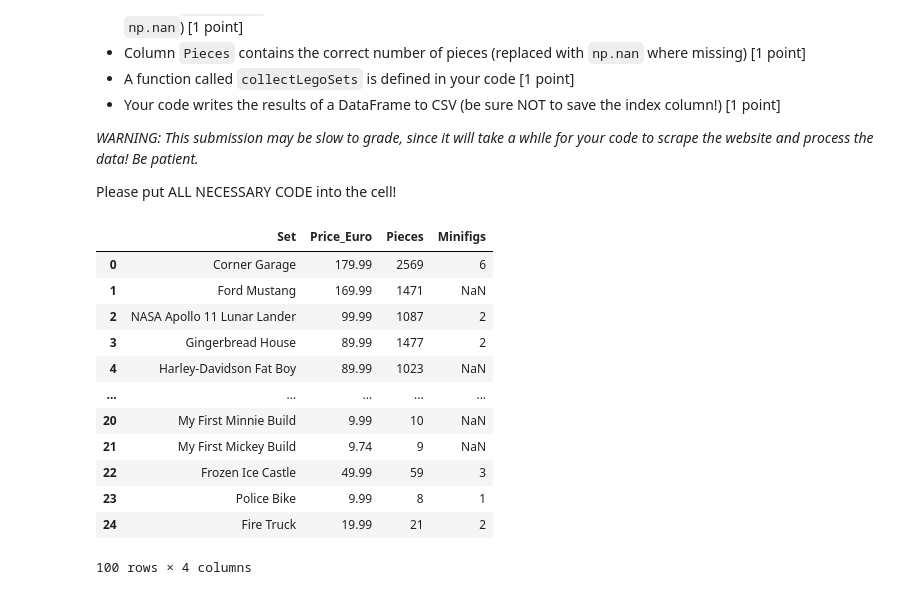
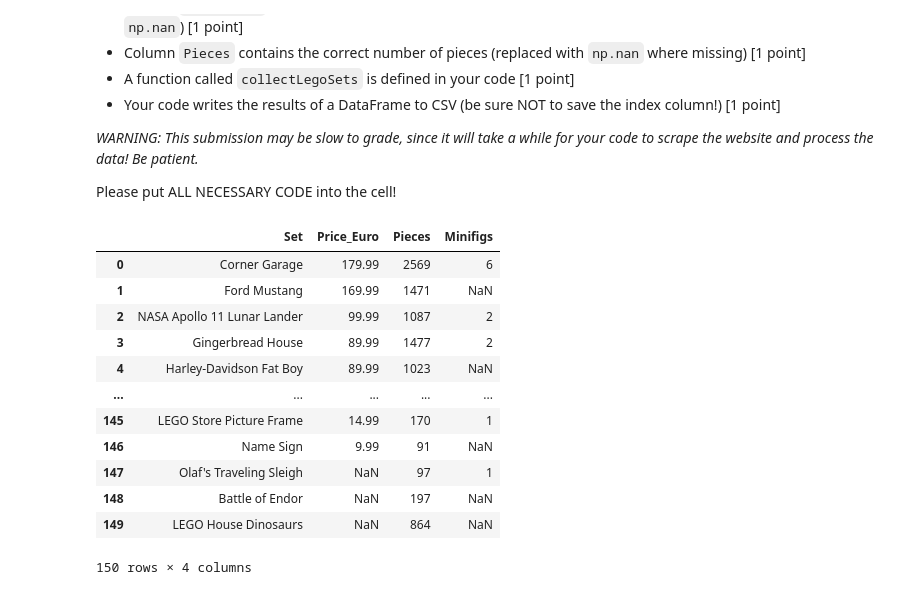
Before and after one commit to jareddingman/econ8320-assignment-07, a Jupyter notebook: Lesson.ipynb, the cells around one changed output. Saved outputs shown, nothing was run; the diff lists cells and outputs as text; code cells hidden in the pictures.

```diff
--- a/Lesson.ipynb
+++ b/Lesson.ipynb
@@ -1039,8 +1039,8 @@ import re
 import time
 
 def collectLegoSets(url):
-    myPage = requests.get("https://brickset.com/sets/year-2019")
-
+    myPage = requests.get(url)
+    baseUrl = url
     parsed = BeautifulSoup(myPage.text)
 
     a = [i for i in parsed.find_all('article')]
@@ -1086,41 +1086,43 @@ def collectLegoSets(url):
 
     try:
         nextPage = parsed.find('li', class_="next").a['href']
+
     except:
         nextPage = None
 
     # If there is another page of results, grab it and combine
     if nextPage != None:
         # Tell our program not to load new pages too fast by "sleeping" for two seconds before
         #   going to the next page
         time.sleep(2)
         # Merge current data with next page
-        return pd.concat([newData, collectLegoSets(nextPage)], axis=0)
+        return pd.concat([newData, collectLegoSets(nextPage)], axis=0).reset_index(drop=True)
+
     # Otherwise return the current data
     else:
         return newData
 
 
 collectLegoSets("https://brickset.com/sets/year-2019")
 
 outputData = collectLegoSets("https://brickset.com/sets/year-2019")
 df = pd.DataFrame(outputData)
 
 df.to_csv('lego2019.csv', index=False)
 # %% [output]
 |  | Set | Price_Euro | Pieces | Minifigs |
 | 0 | Corner Garage | 179.99 | 2569 | 6 |
 | 1 | Ford Mustang | 169.99 | 1471 | NaN |
 | 2 | NASA Apollo 11 Lunar Lander | 99.99 | 1087 | 2 |
 | 3 | Gingerbread House | 89.99 | 1477 | 2 |
 | 4 | Harley-Davidson Fat Boy | 89.99 | 1023 | NaN |
 | ... | ... | ... | ... | ... |
-| 20 | My First Minnie Build | 9.99 | 10 | NaN |
-| 21 | My First Mickey Build | 9.74 | 9 | NaN |
-| 22 | Frozen Ice Castle | 49.99 | 59 | 3 |
-| 23 | Police Bike | 9.99 | 8 | 1 |
-| 24 | Fire Truck | 19.99 | 21 | 2 |
+| 145 | LEGO Store Picture Frame | 14.99 | 170 | 1 |
+| 146 | Name Sign | 9.99 | 91 | NaN |
+| 147 | Olaf's Traveling Sleigh | NaN | 97 | 1 |
+| 148 | Battle of Endor | NaN | 197 | NaN |
+| 149 | LEGO House Dinosaurs | NaN | 864 | NaN |
-100 rows × 4 columns
+150 rows × 4 columns
 # %%
 import requests
 from bs4 import BeautifulSoup
```
